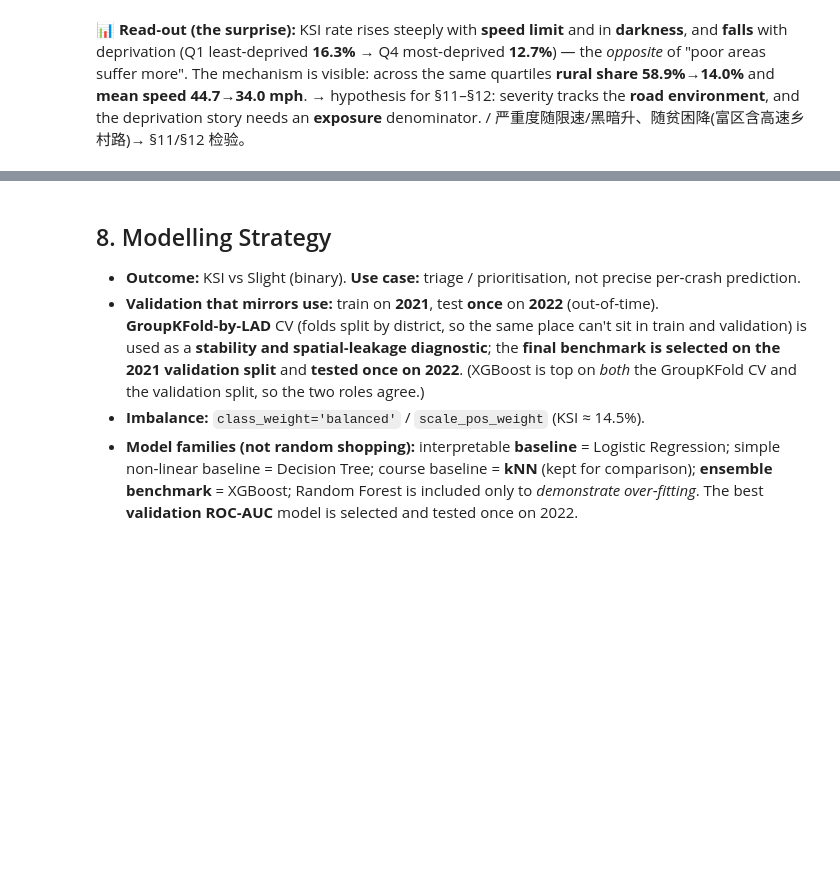
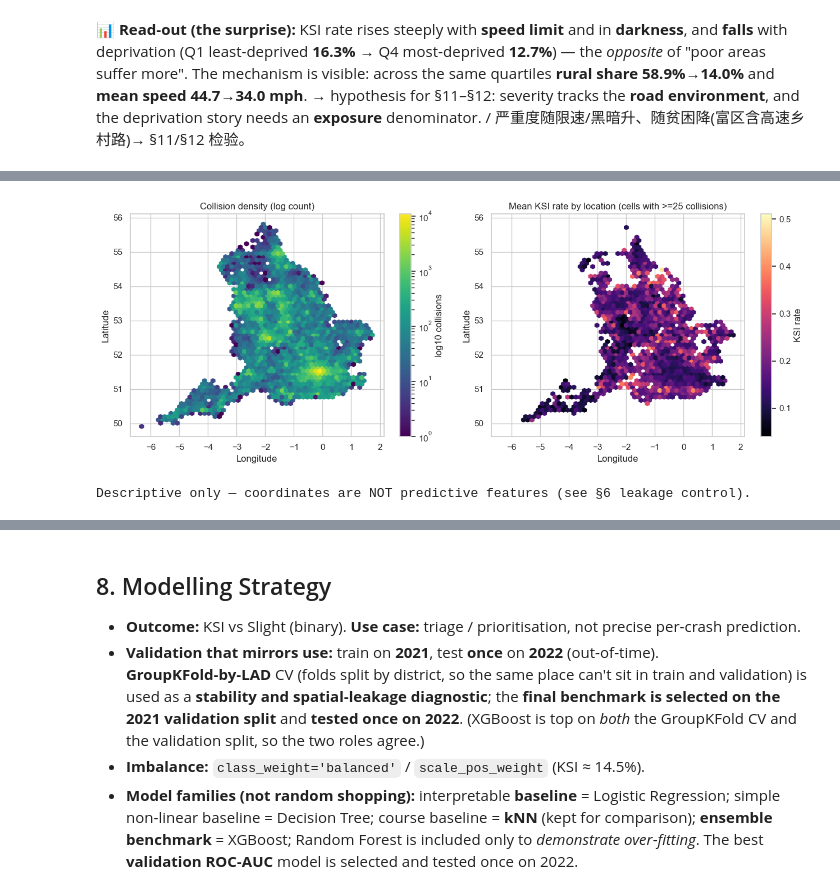
Before and after one commit to XilaiWang/DAAI-road-safety-ksi-analysis, a Jupyter notebook: road_safety_severity_analysis.ipynb, the cells around one changed output, grey strips where cells are left out. Saved outputs shown, nothing was run; the diff lists cells and outputs as text; code cells hidden in the pictures; blank space fills up the shorter version.

```diff
--- a/road_safety_severity_analysis.ipynb
+++ b/road_safety_severity_analysis.ipynb
@@ -200,7 +202,9 @@ SENT=r"missing|out of range|unknown|undefined|^other$|data missing"
 for c in ["Junction_Control","Junction_Detail","Light_Conditions","Weather_Conditions","Vehicle_Type"]:
     acc[c]=acc[c].where(~acc[c].astype(str).str.contains(SENT,case=False,na=False), np.nan)
 acc=acc[acc[IMD_SCORE].notna()].copy()
-acc=acc.dropna(subset=["Speed_limit","Road_Type","Urban_or_Rural_Area"]).drop_duplicates()
+_core=["Speed_limit","Road_Type","Urban_or_Rural_Area"]; _m=acc[_core].isna().any(axis=1)
+print(f"bias check (core-field missing): {int(_m.sum()):,} rows | KSI rate dropped={acc.loc[_m,'KSI'].mean() if _m.any() else float('nan'):.3f} vs retained={acc.loc[~_m,'KSI'].mean():.3f}")
+acc=acc.dropna(subset=_core).drop_duplicates()
 acc["imd_q"]=pd.qcut(acc[IMD_SCORE],4,labels=["Q1 least dep","Q2","Q3","Q4 most dep"])
 print(f"Cleaning: {before:,} -> {len(acc):,} rows (England-matched, key features present, de-duplicated)")
 print("remaining missingness (kept features):\n", acc[["Junction_Control","Weather_Conditions","Light_Conditions","Road_Type"]].isna().mean().round(3).to_string())
@@ -285,0 +305,13 @@ Q4 most dep   66849     0.127        0.140      34.019
+# %%
+# Descriptive hexbin map (NOT predictive): collision density + mean KSI rate by location
+fig,ax=plt.subplots(1,2,figsize=(13,5))
+hb=ax[0].hexbin(acc.Longitude,acc.Latitude,gridsize=55,bins="log",mincnt=1,cmap="viridis")
+ax[0].set_title("Collision density (log count)"); fig.colorbar(hb,ax=ax[0],label="log10 collisions")
+hb2=ax[1].hexbin(acc.Longitude,acc.Latitude,C=acc.KSI,reduce_C_function=np.mean,gridsize=55,mincnt=25,cmap="magma")
+ax[1].set_title("Mean KSI rate by location (cells with >=25 collisions)"); fig.colorbar(hb2,ax=ax[1],label="KSI rate")
+for a in ax: a.set_xlabel("Longitude"); a.set_ylabel("Latitude")
+plt.tight_layout(); plt.savefig(OUTPUT/"map_hexbin.png",dpi=120,bbox_inches="tight"); plt.show()
+print("Descriptive only — coordinates are NOT predictive features (see §6 leakage control).")
+# %% [output]
+[figure, added]
+Descriptive only — coordinates are NOT predictive features (see §6 leakage control).
```
Also changed, not shown: parts of 14 cells of this notebook.
